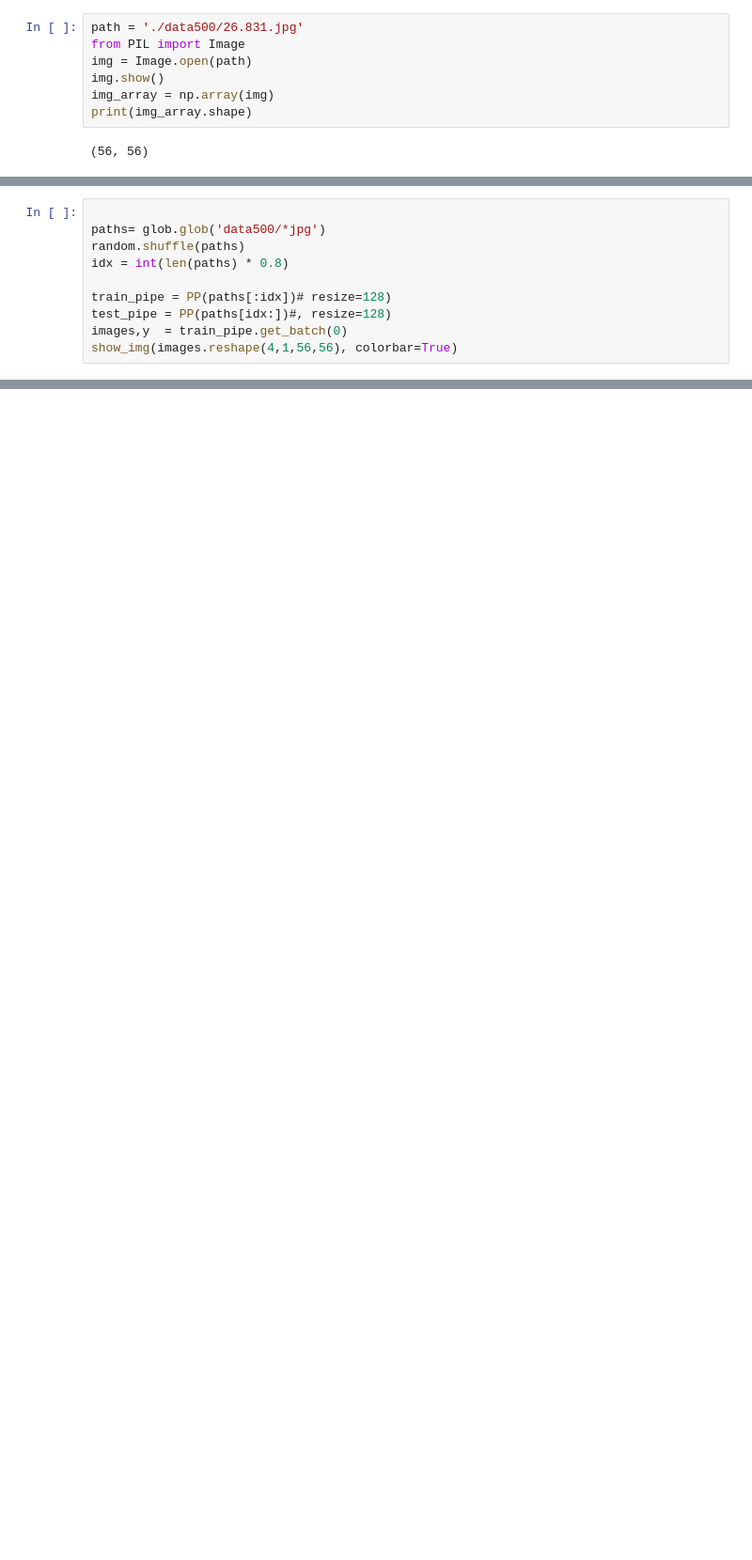
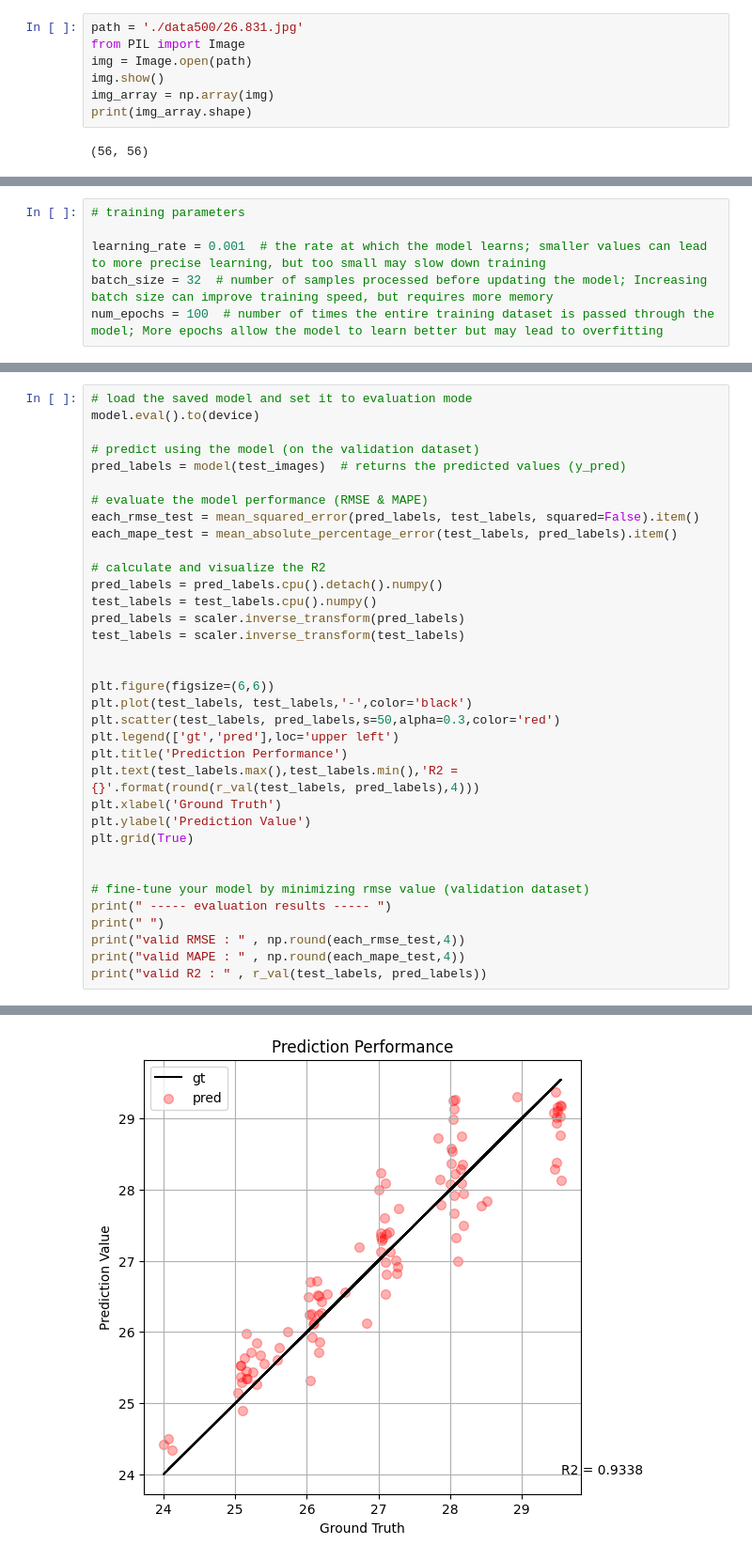
Before and after one commit to smartdesignlab/SDL_teaching, a Jupyter notebook: DNN.ipynb, the cells around one changed output, grey strips where cells are left out. Shown at 94% size. Cells and saved outputs as stored; diff of their text form; blank space fills up the shorter version.

```diff
--- a/DNN.ipynb
+++ b/DNN.ipynb
@@ -292,10 +156,0 @@ class PP(Dataset):
-# %%
-
-paths= glob.glob('data500/*jpg')
-random.shuffle(paths)
-idx = int(len(paths) * 0.8)
-
-train_pipe = PP(paths[:idx])# resize=128)
-test_pipe = PP(paths[idx:])#, resize=128)
-images,y  = train_pipe.get_batch(0)
-show_img(images.reshape(4,1,56,56), colorbar=True)
@@ -426,0 +325,6 @@ Epoch [100/100], TRAIN_RMSE: 0.2474, TRAIN_MAPE: 0.7956, VAL_RMSE: 0.5454, VAL_M
+# %%
+# training parameters
+
+learning_rate = 0.001  # the rate at which the model learns; smaller values can lead to more precise learning, but too small may slow down training
+batch_size = 32  # number of samples processed before updating the model; Increasing batch size can improve training speed, but requires more memory
+num_epochs = 100  # number of times the entire training dataset is passed through the model; More epochs allow the model to learn better but may lead to overfitting
@@ -438,0 +435,36 @@ plt.show()
+# %%
+# load the saved model and set it to evaluation mode
+model.eval().to(device)
+
+# predict using the model (on the validation dataset)
+pred_labels = model(test_images)  # returns the predicted values (y_pred)
+
+# evaluate the model performance (RMSE & MAPE)
+each_rmse_test = mean_squared_error(pred_labels, test_labels, squared=False).item()
+each_mape_test = mean_absolute_percentage_error(test_labels, pred_labels).item()
+
+# calculate and visualize the R2
+pred_labels = pred_labels.cpu().detach().numpy()
+test_labels = test_labels.cpu().numpy()
+pred_labels = scaler.inverse_transform(pred_labels)
+test_labels = scaler.inverse_transform(test_labels)
+
+
+plt.figure(figsize=(6,6))
+plt.plot(test_labels, test_labels,'-',color='black')
+plt.scatter(test_labels, pred_labels,s=50,alpha=0.3,color='red')
+plt.legend(['gt','pred'],loc='upper left')
+plt.title('Prediction Performance')
+plt.text(test_labels.max(),test_labels.min(),'R2 = {}'.format(round(r_val(test_labels, pred_labels),4)))
+plt.xlabel('Ground Truth')
+plt.ylabel('Prediction Value')
+plt.grid(True)
+
+
+# fine-tune your model by minimizing rmse value (validation dataset)
+print(" ----- evaluation results ----- ")
+print(" ")
+print("valid RMSE : " , np.round(each_rmse_test,4))
+print("valid MAPE : " , np.round(each_mape_test,4))
+print("valid R2 : " , r_val(test_labels, pred_labels))
+# %% [output]
@@ -438,0 +476 @@ plt.show()
+[figure, added]
```
Also changed, not shown: parts of 26 cells of this notebook, 1 other file.
